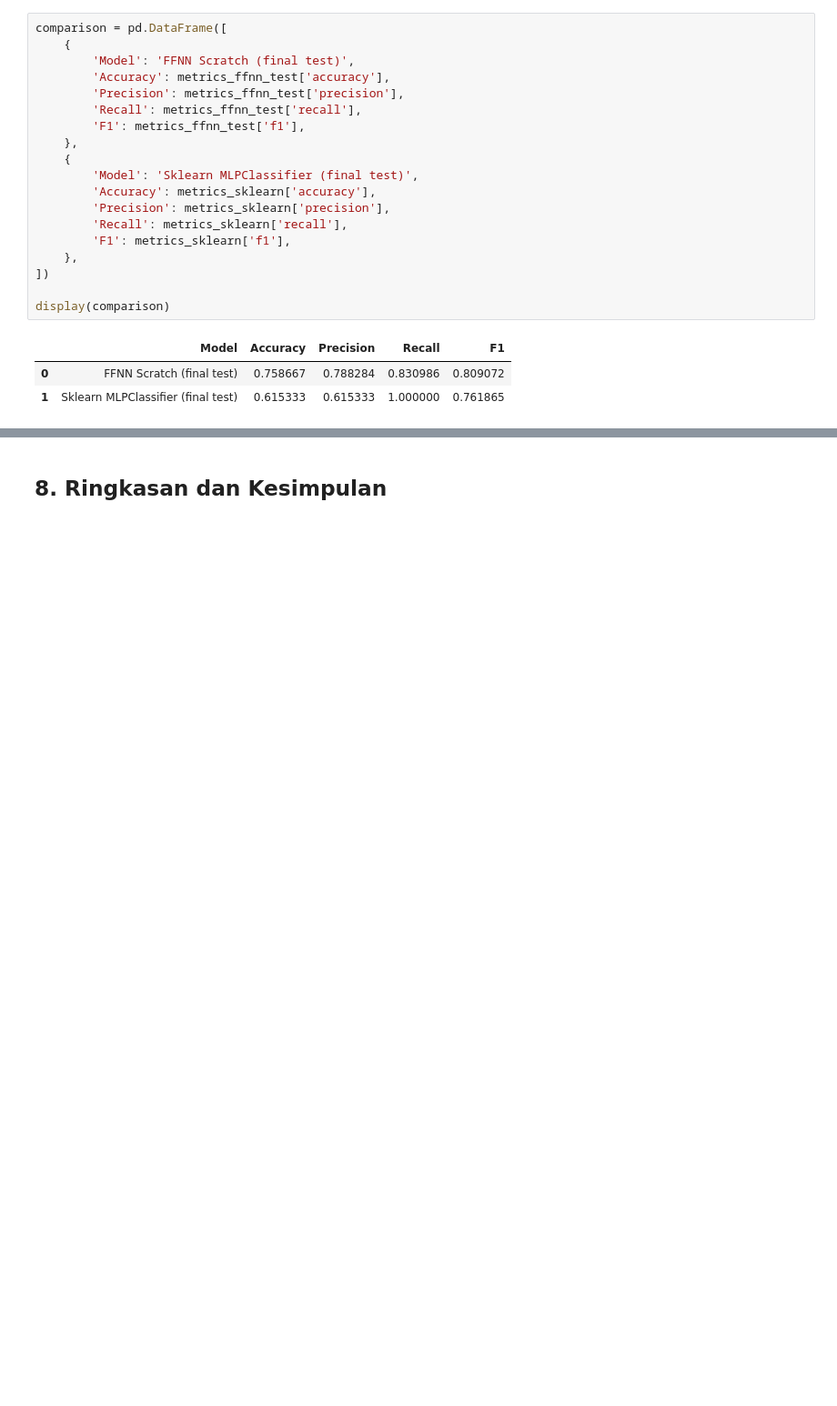
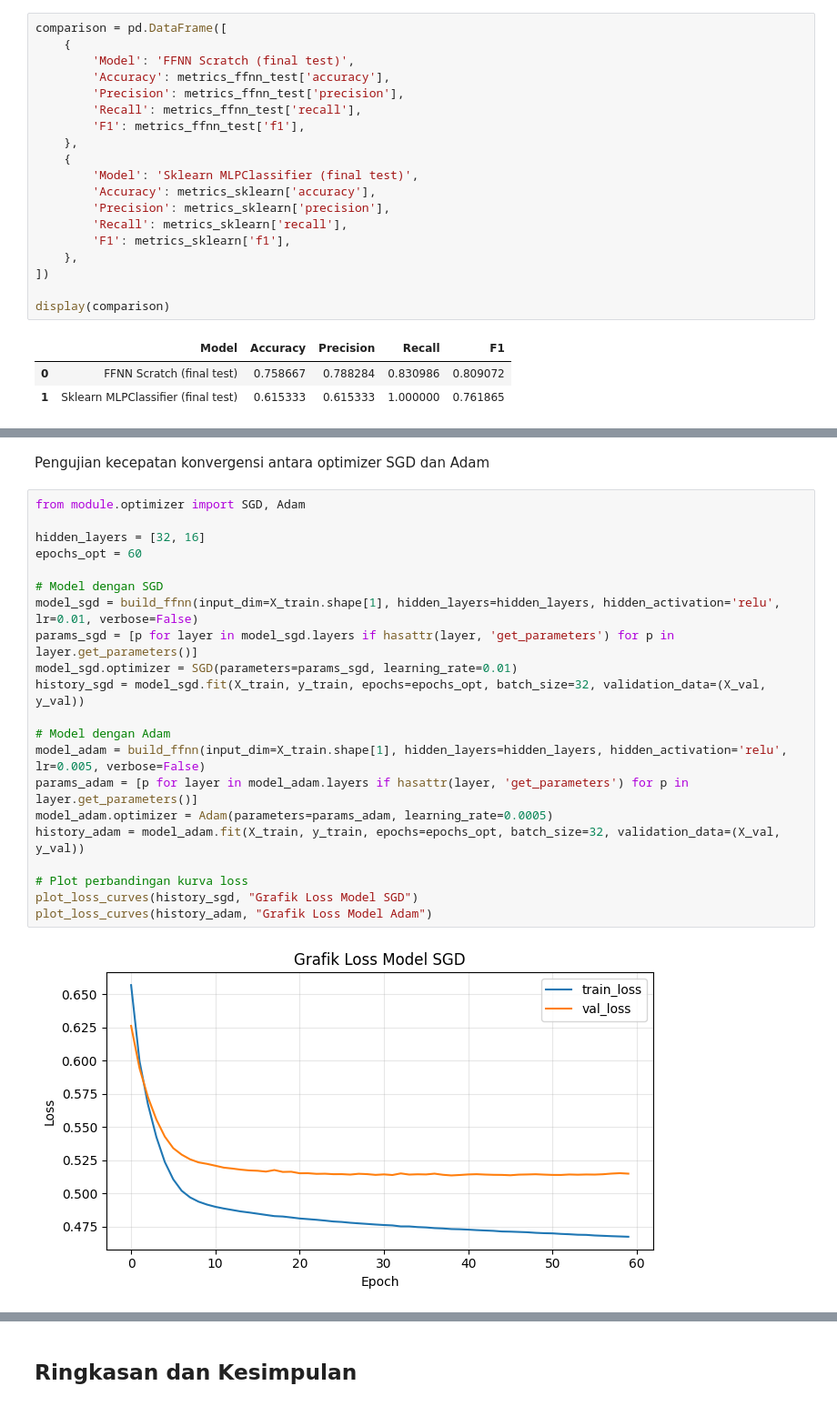
Before and after one commit to ahsuunn/Feed-Forward-Neural-Network_ml-1, a Jupyter notebook: src/FFNN.ipynb, the cells around one changed output, grey strips where cells are left out. Shown at 91% size. Drawn from its saved outputs; the diff is of its cells as text; blank space fills up the shorter version.

```diff
--- a/src/FFNN.ipynb
+++ b/src/FFNN.ipynb
@@ -570,0 +668,25 @@ display(comparison)
+# %% [markdown]
+Pengujian kecepatan konvergensi antara optimizer SGD dan Adam
+# %%
+from module.optimizer import SGD, Adam
+
+hidden_layers = [32, 16]
+epochs_opt = 60
+
+# Model dengan SGD
+model_sgd = build_ffnn(input_dim=X_train.shape[1], hidden_layers=hidden_layers, hidden_activation='relu', lr=0.01, verbose=False)
+params_sgd = [p for layer in model_sgd.layers if hasattr(layer, 'get_parameters') for p in layer.get_parameters()]
+model_sgd.optimizer = SGD(parameters=params_sgd, learning_rate=0.01)
+history_sgd = model_sgd.fit(X_train, y_train, epochs=epochs_opt, batch_size=32, validation_data=(X_val, y_val))
+
+# Model dengan Adam
+model_adam = build_ffnn(input_dim=X_train.shape[1], hidden_layers=hidden_layers, hidden_activation='relu', lr=0.005, verbose=False)
+params_adam = [p for layer in model_adam.layers if hasattr(layer, 'get_parameters') for p in layer.get_parameters()]
+model_adam.optimizer = Adam(parameters=params_adam, learning_rate=0.0005)
+history_adam = model_adam.fit(X_train, y_train, epochs=epochs_opt, batch_size=32, validation_data=(X_val, y_val))
+
+# Plot perbandingan kurva loss
+plot_loss_curves(history_sgd, "Grafik Loss Model SGD")
+plot_loss_curves(history_adam, "Grafik Loss Model Adam")
+# %% [output]
+[figure, added]
@@ -571,3 +694,3 @@ display(comparison)
 # %% [markdown]
-## 8. Ringkasan dan Kesimpulan
+## Ringkasan dan Kesimpulan
 # %% [markdown]
```
Also changed, not shown: parts of 8 cells of this notebook, 2 other files.
